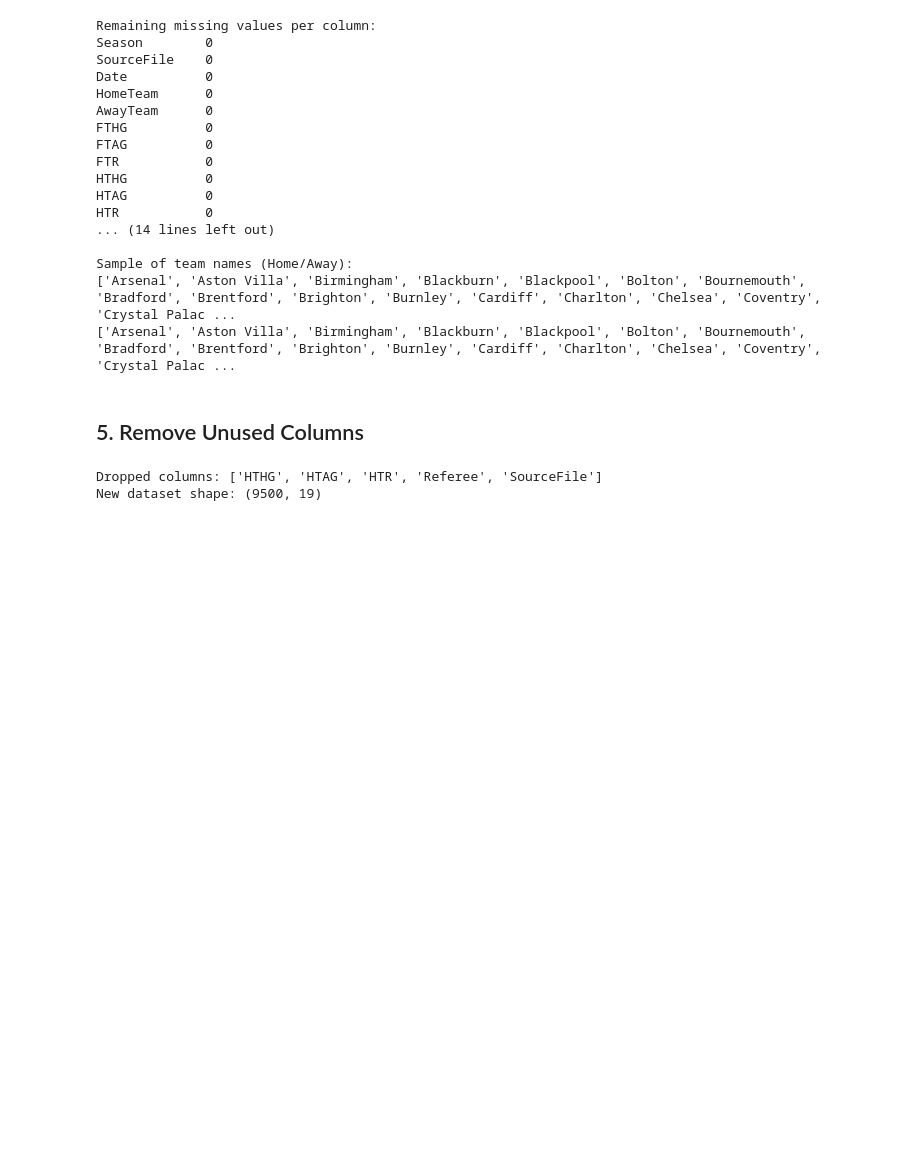
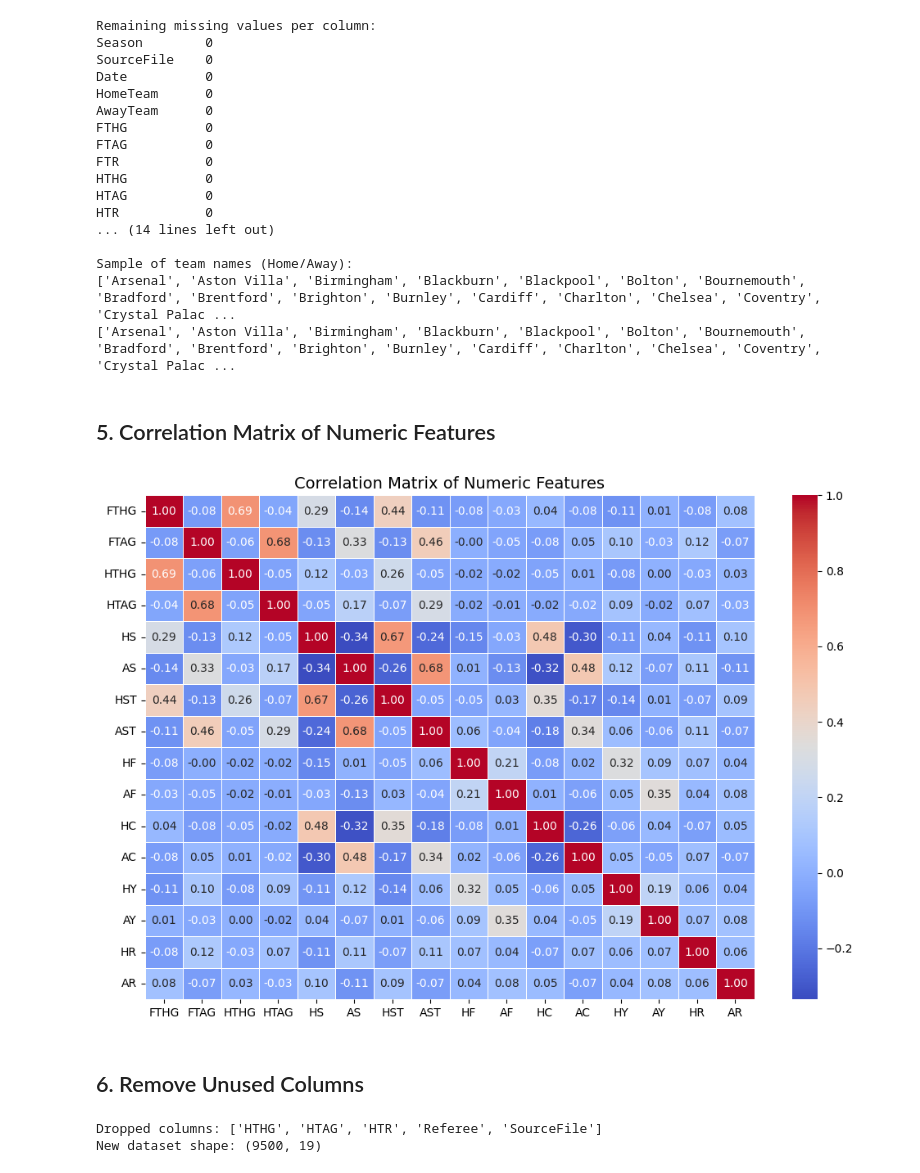
Before and after one commit to AtfastrSlushyMaker/pl-standings-prediction-project, a Jupyter notebook: notebooks/data_preparation.ipynb, the cells around one changed output. Drawn from its saved outputs; the diff is of its cells as text; code cells hidden in the pictures; blank space fills up the shorter version.

Commit message:
Correlation Matrix

```diff
--- a/notebooks/data_preparation.ipynb
+++ b/notebooks/data_preparation.ipynb
@@ -113,8 +103,20 @@ HTR           0
 Sample of team names (Home/Away):
 ['Arsenal', 'Aston Villa', 'Birmingham', 'Blackburn', 'Blackpool', 'Bolton', 'Bournemouth', 'Bradford', 'Brentford', 'Brighton', 'Burnley', 'Cardiff', 'Charlton', 'Chelsea', 'Coventry', 'Crystal Palac ...
 ['Arsenal', 'Aston Villa', 'Birmingham', 'Blackburn', 'Blackpool', 'Bolton', 'Bournemouth', 'Bradford', 'Brentford', 'Brighton', 'Burnley', 'Cardiff', 'Charlton', 'Chelsea', 'Coventry', 'Crystal Palac ...
+# %% [markdown]
+## 5. Correlation Matrix of Numeric Features
+# %%
+# Select only numeric columns
+numeric_cols = df.select_dtypes(include=['float64', 'int64']).columns
+
+plt.figure(figsize=(12, 8))
+sns.heatmap(df[numeric_cols].corr(), annot=True, cmap='coolwarm', fmt=".2f", linewidths=0.5)
+plt.title("Correlation Matrix of Numeric Features", fontsize=14)
+plt.show()
+# %% [output]
+[figure, added]
 # %% [markdown]
-## 5. Remove Unused Columns
+## 6. Remove Unused Columns
 # %%
 # 5) Drop non-relevant columns used only for description
 cols_to_drop = ['HTHG', 'HTAG', 'HTR', 'Referee', 'SourceFile']
```
Also changed, not shown: parts of 5 cells of this notebook.
